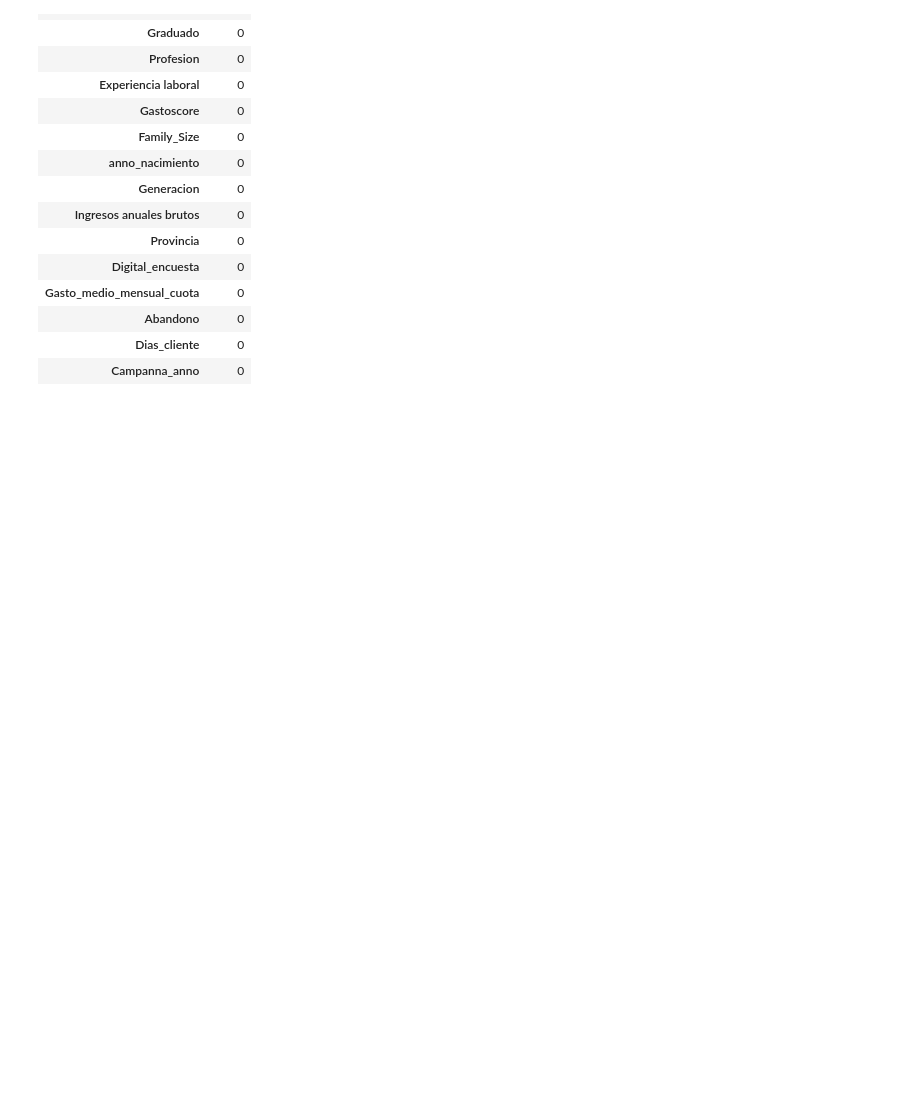
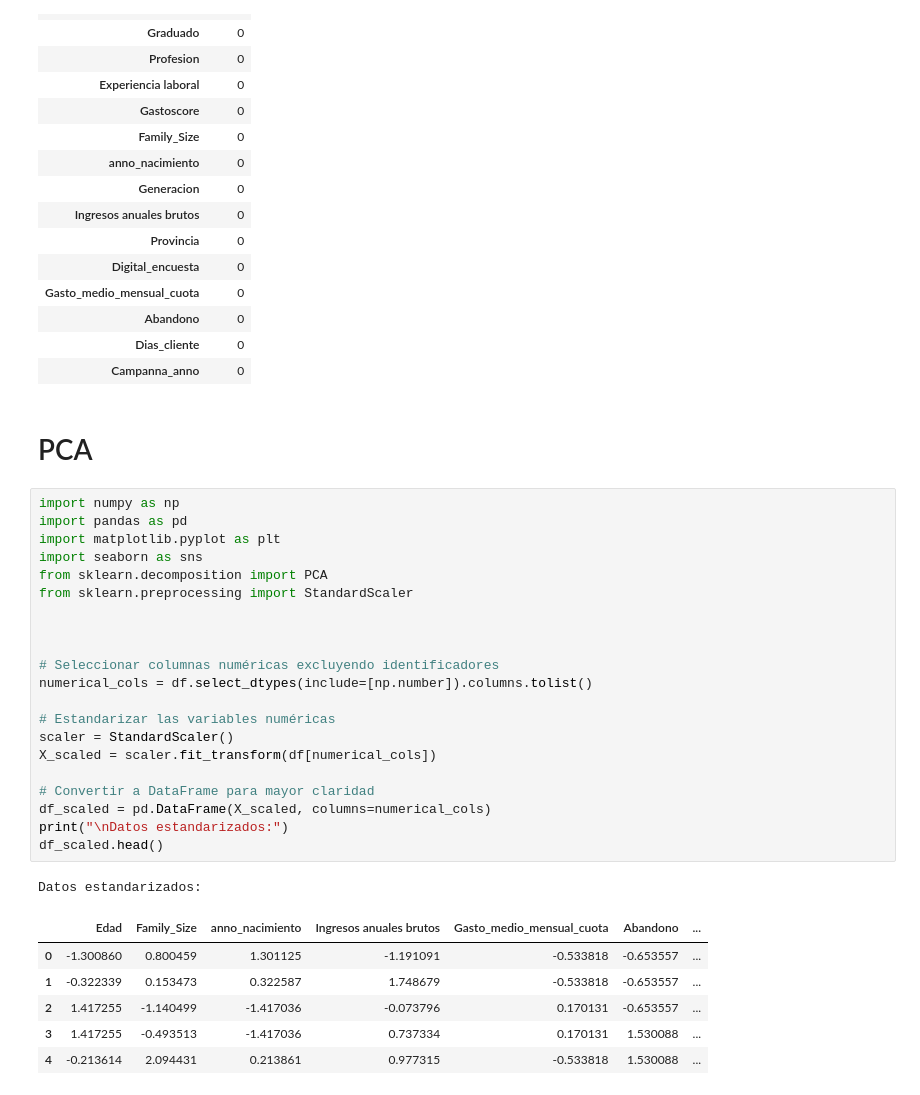
Before and after one commit to pelahumi/Segmentacion-clientes, a Jupyter notebook: cluster_anal.ipynb, the cells around one changed output. Saved outputs shown, nothing was run; the diff lists cells and outputs as text; blank space fills up the shorter version.

```diff
--- a/cluster_anal.ipynb
+++ b/cluster_anal.ipynb
@@ -116,3 +116,34 @@ df_nulls
 | Abandono | 0 |
 | Dias_cliente | 0 |
 | Campanna_anno | 0 |
+# %% [markdown]
+# PCA
+# %%
+import numpy as np
+import pandas as pd
+import matplotlib.pyplot as plt
+import seaborn as sns
+from sklearn.decomposition import PCA
+from sklearn.preprocessing import StandardScaler
+
+
+
+# Seleccionar columnas numéricas excluyendo identificadores
+numerical_cols = df.select_dtypes(include=[np.number]).columns.tolist()
+
+# Estandarizar las variables numéricas
+scaler = StandardScaler()
+X_scaled = scaler.fit_transform(df[numerical_cols])
+
+# Convertir a DataFrame para mayor claridad
+df_scaled = pd.DataFrame(X_scaled, columns=numerical_cols)
+print("\nDatos estandarizados:")
+df_scaled.head()
+# %% [output]
+Datos estandarizados:
+|  | Edad | Family_Size | anno_nacimiento | Ingresos anuales brutos | Gasto_medio_mensual_cuota | Abandono | ... |
+| 0 | -1.300860 | 0.800459 | 1.301125 | -1.191091 | -0.533818 | -0.653557 | ... |
+| 1 | -0.322339 | 0.153473 | 0.322587 | 1.748679 | -0.533818 | -0.653557 | ... |
+| 2 | 1.417255 | -1.140499 | -1.417036 | -0.073796 | 0.170131 | -0.653557 | ... |
+| 3 | 1.417255 | -0.493513 | -1.417036 | 0.737334 | 0.170131 | 1.530088 | ... |
+| 4 | -0.213614 | 2.094431 | 0.213861 | 0.977315 | -0.533818 | 1.530088 | ... |
```
Also changed, not shown: parts of 9 cells of this notebook.
